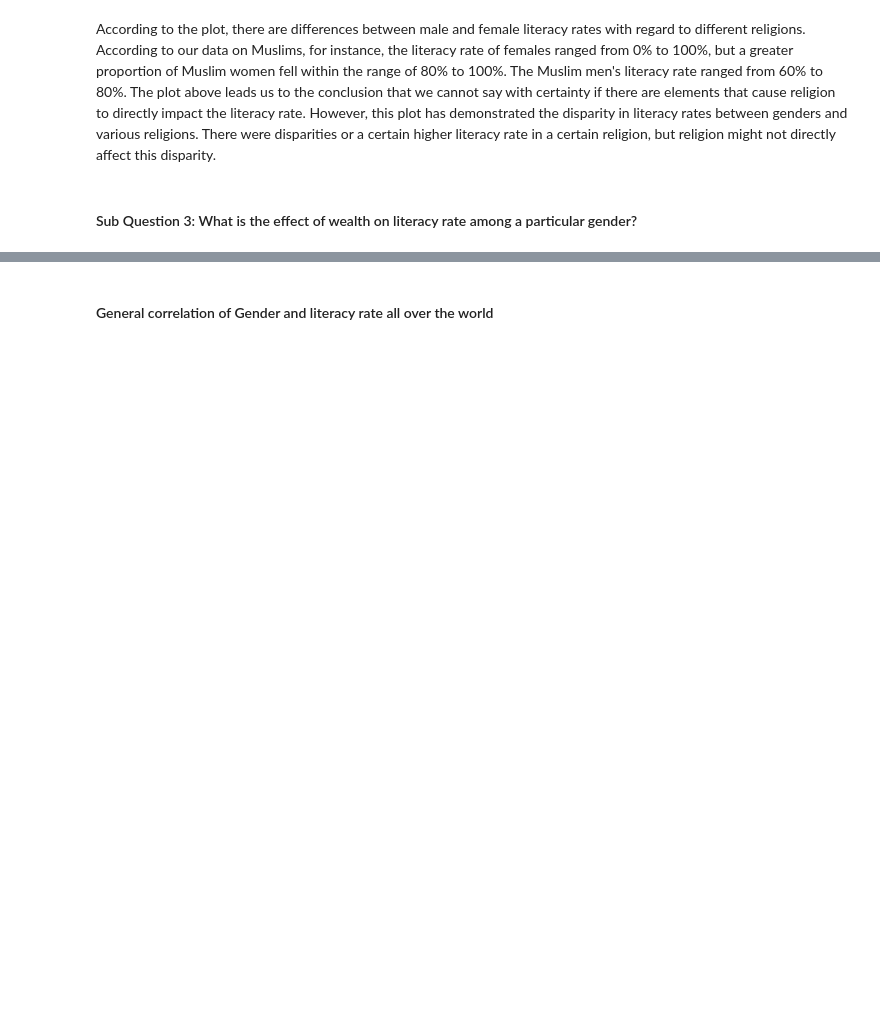
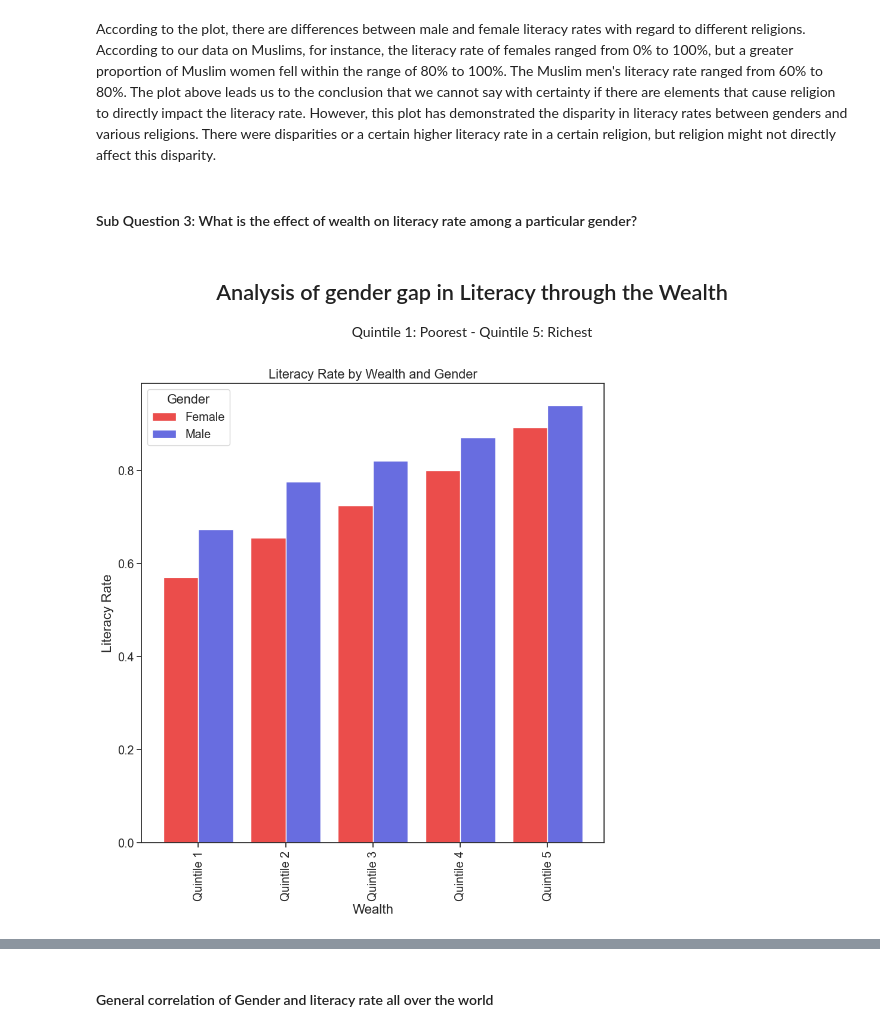
Before and after one commit to ubco-W2022T2-data301/project-group-group18, a Jupyter notebook: analysis/analysis3.ipynb, the cells around one changed output, grey strips where cells are left out. Saved outputs shown, nothing was run; the diff lists cells and outputs as text; code cells hidden in the pictures; blank space fills up the shorter version.

```diff
--- a/analysis/analysis3.ipynb
+++ b/analysis/analysis3.ipynb
@@ -62,9 +93,14 @@ project_functions3.religion(result_df)
 According to the plot, there are differences between male and female literacy rates with regard to different religions. According to our data on Muslims, for instance, the literacy rate of females ranged from 0% to 100%, but a greater proportion of Muslim women fell within the range of 80% to 100%. The Muslim men's literacy rate ranged from 60% to 80%. The plot above leads us to the conclusion that we cannot say with certainty if there are elements that cause religion to directly impact the literacy rate. However, this plot has demonstrated the disparity in literacy rates between genders and various religions. There were disparities or a certain higher literacy rate in a certain religion, but religion might not directly affect this disparity.
 # %% [markdown]
 #### Sub Question 3: What is the effect of wealth on literacy rate among a particular gender?
+# %% [markdown]
+<h2 style="text-align: center;"> Analysis of gender gap in Literacy through the Wealth</h2>
+<p style="text-align: center;"> Quintile 1: Poorest - Quintile 5: Richest</p>
 # %%
-# pivot = df.pivot_table(index="Wealth", columns="Sex", values="literacy_1524_m")
-# project_functions3.bar(pivot)
+pivot = df.pivot_table(index="Wealth", columns="Sex", values="literacy_1524_m")
+project_functions3.bar(pivot)
+# %% [output]
+[figure, added]
 # %%
 # pivot = df.pivot_table(index="Wealth", columns="Sex", values="literacy_1524_m").reset_index()
 # melted = pivot.melt(id_vars=['Wealth'], value_vars=['Female', 'Male'], var_name='sex', value_name='literacy_rate')
```
Also changed, not shown: parts of 8 cells of this notebook, 1 other file.
